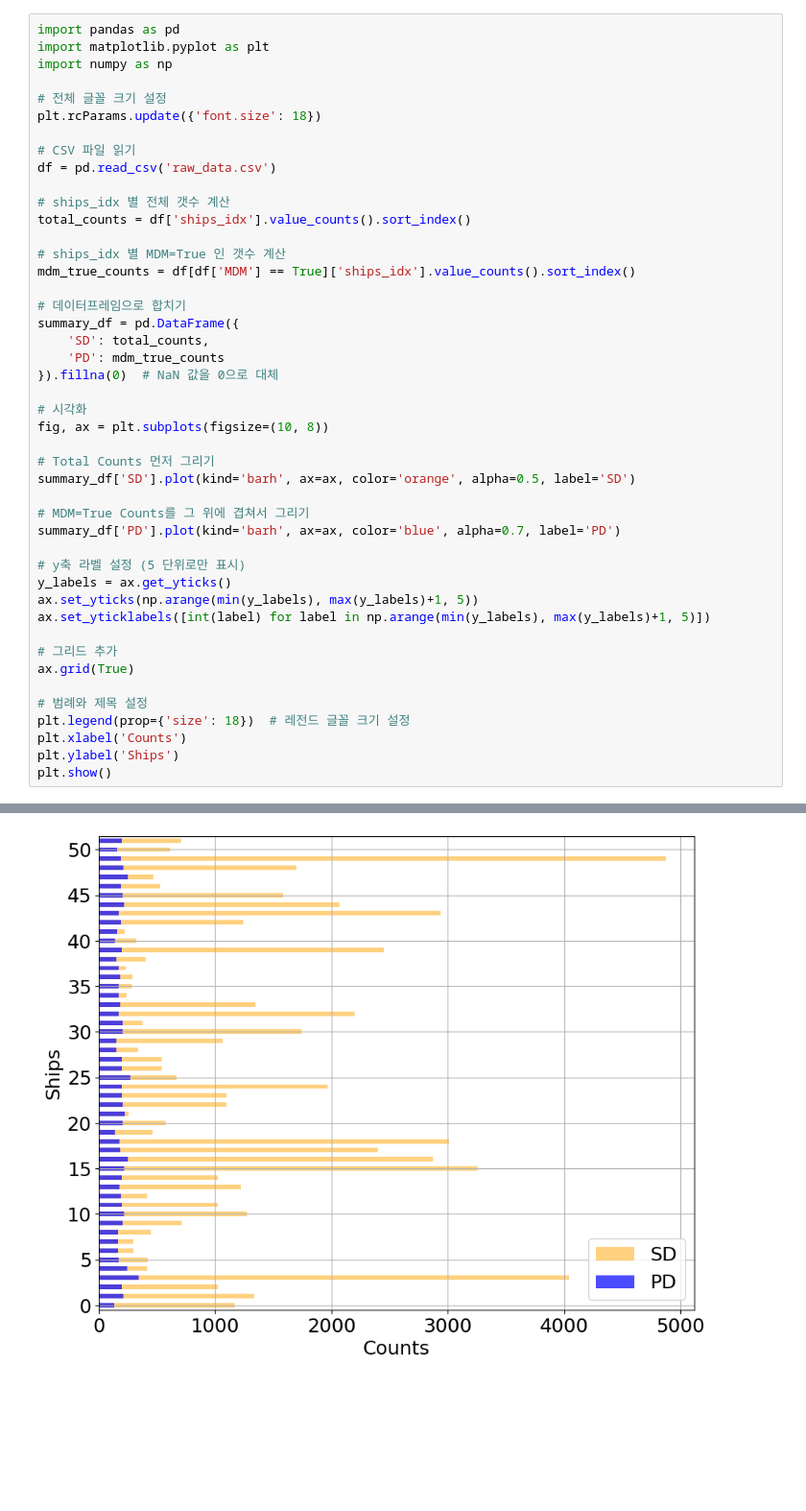
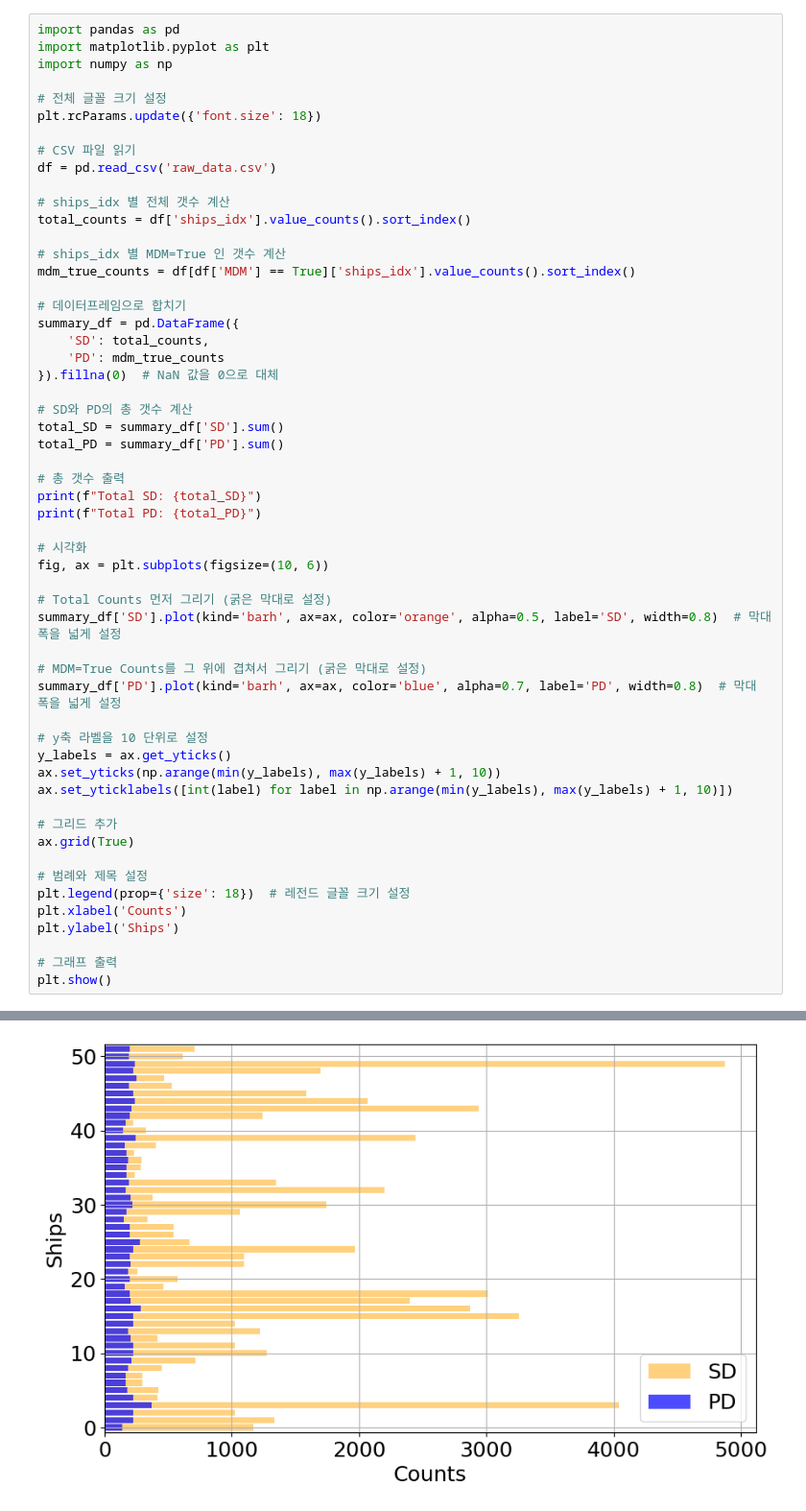
Before and after one commit to hhs0625/hipom_data_mapping, a Jupyter notebook: data_import/plot_count.ipynb, the cells around one changed output, grey strips where cells are left out. Shown: that part at 96% size. Cells and saved outputs as stored; diff of their text form; blank space fills up the shorter version.

```diff
--- a/data_import/plot_count.ipynb
+++ b/data_import/plot_count.ipynb
@@ -21,19 +21,27 @@ summary_df = pd.DataFrame({
     'PD': mdm_true_counts
 }).fillna(0)  # NaN 값을 0으로 대체
 
+# SD와 PD의 총 갯수 계산
+total_SD = summary_df['SD'].sum()
+total_PD = summary_df['PD'].sum()
+
+# 총 갯수 출력
+print(f"Total SD: {total_SD}")
+print(f"Total PD: {total_PD}")
+
 # 시각화
-fig, ax = plt.subplots(figsize=(10, 8))
+fig, ax = plt.subplots(figsize=(10, 6))
 
-# Total Counts 먼저 그리기
-summary_df['SD'].plot(kind='barh', ax=ax, color='orange', alpha=0.5, label='SD')
+# Total Counts 먼저 그리기 (굵은 막대로 설정)
+summary_df['SD'].plot(kind='barh', ax=ax, color='orange', alpha=0.5, label='SD', width=0.8)  # 막대 폭을 넓게 설정
 
-# MDM=True Counts를 그 위에 겹쳐서 그리기
-summary_df['PD'].plot(kind='barh', ax=ax, color='blue', alpha=0.7, label='PD')
+# MDM=True Counts를 그 위에 겹쳐서 그리기 (굵은 막대로 설정)
+summary_df['PD'].plot(kind='barh', ax=ax, color='blue', alpha=0.7, label='PD', width=0.8)  # 막대 폭을 넓게 설정
 
-# y축 라벨 설정 (5 단위로만 표시)
+# y축 라벨을 10 단위로 설정
 y_labels = ax.get_yticks()
-ax.set_yticks(np.arange(min(y_labels), max(y_labels)+1, 5))
-ax.set_yticklabels([int(label) for label in np.arange(min(y_labels), max(y_labels)+1, 5)])
+ax.set_yticks(np.arange(min(y_labels), max(y_labels) + 1, 10))
+ax.set_yticklabels([int(label) for label in np.arange(min(y_labels), max(y_labels) + 1, 10)])
 
 # 그리드 추가
 ax.grid(True)
@@ -42,5 +50,7 @@ ax.grid(True)
 plt.legend(prop={'size': 18})  # 레전드 글꼴 크기 설정
 plt.xlabel('Counts')
 plt.ylabel('Ships')
+
+# 그래프 출력
 plt.show()
 # %% [output]
@@ -47 +59 @@ plt.show()
-[figure, old version]
+[figure, new version]
```
Also changed, not shown: parts of 2 cells of this notebook, 41 other files.
